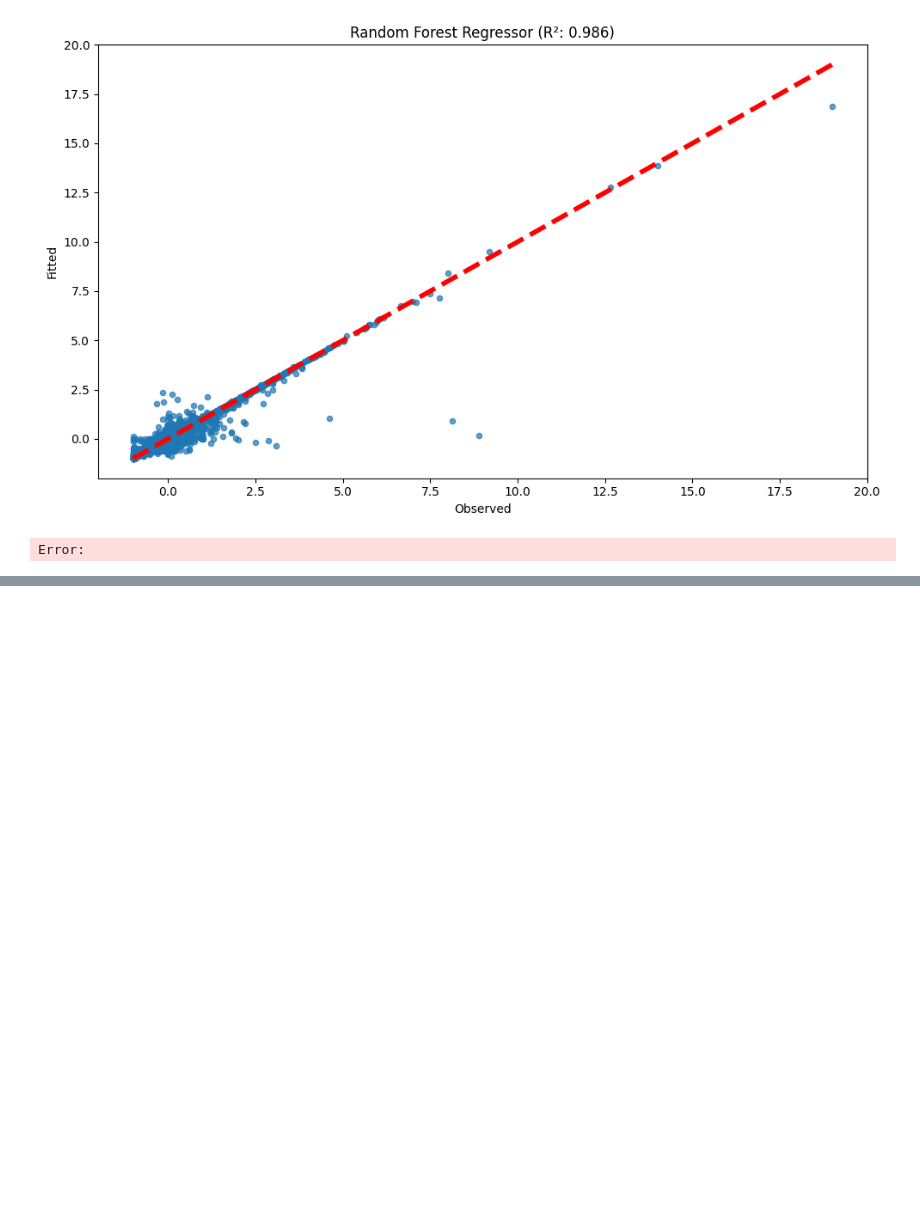
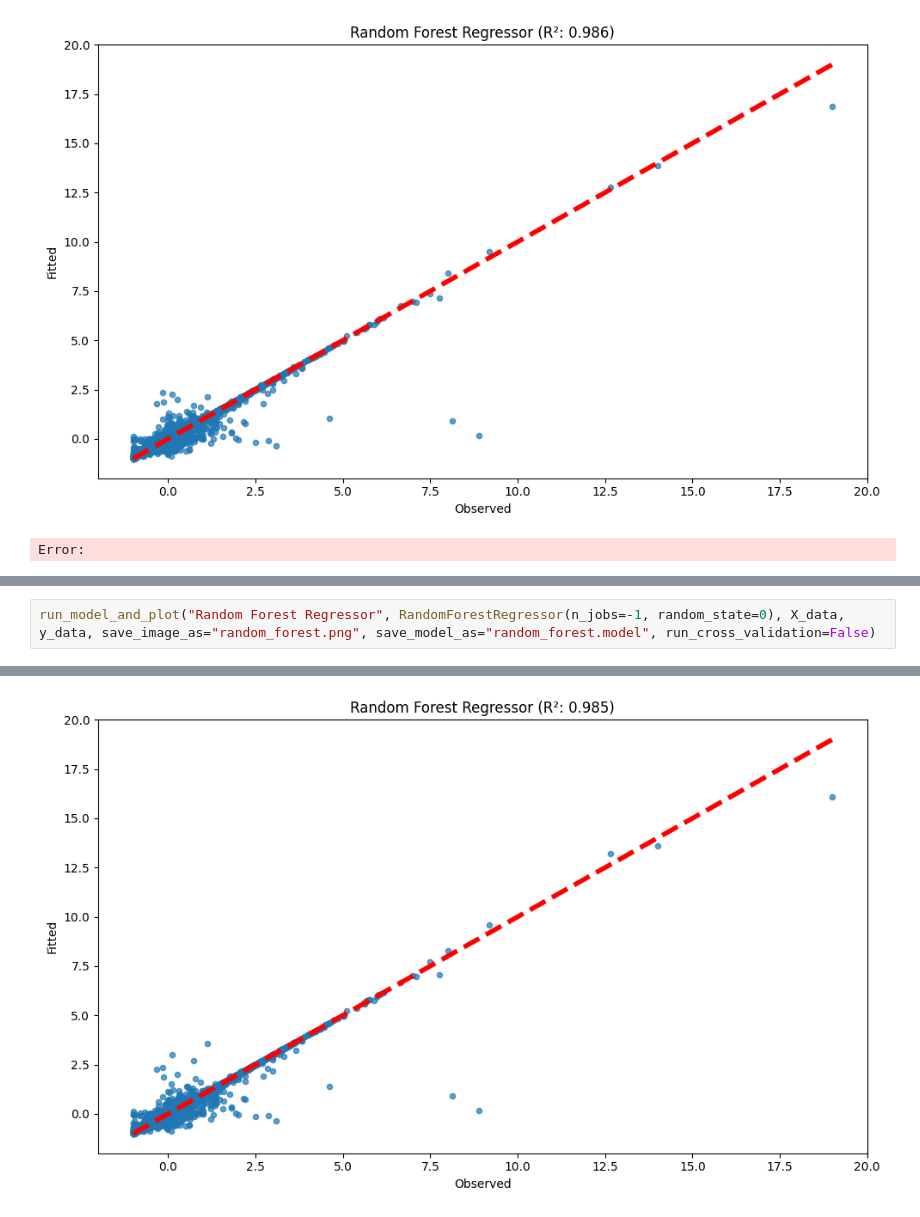
Before and after one commit to NicolasAlmerge/FIN407FinalProject, a Jupyter notebook: Predictors.ipynb, the cells around one changed output, grey strips where cells are left out. Saved outputs shown, nothing was run; the diff lists cells and outputs as text; blank space fills up the shorter version.

```diff
--- a/Predictors.ipynb
+++ b/Predictors.ipynb
@@ -532,0 +549,3 @@ Error:
+# %%
+run_model_and_plot("Random Forest Regressor", RandomForestRegressor(n_jobs=-1, random_state=0), X_data, y_data, save_image_as="random_forest.png", save_model_as="random_forest.model", run_cross_validation=False)
+# %% [output]
@@ -532,0 +554 @@ Error:
+[figure, added]
```
Also changed, not shown: parts of 4 cells of this notebook, 2 other files.
